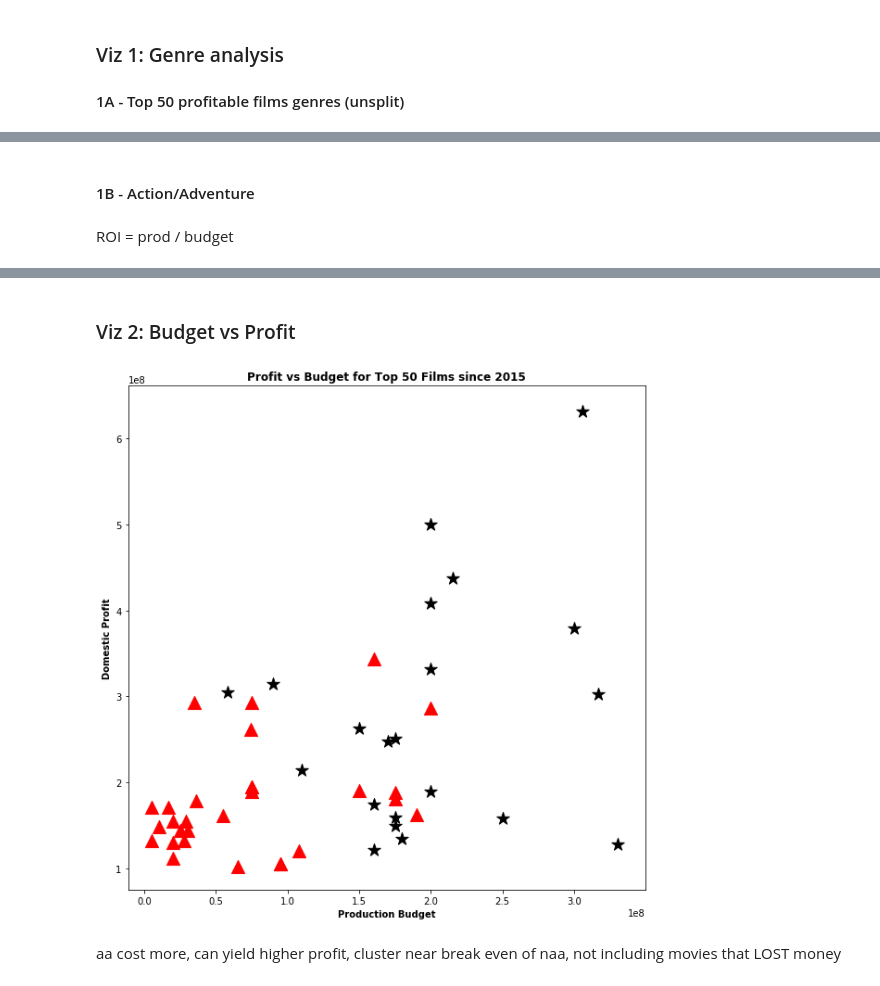
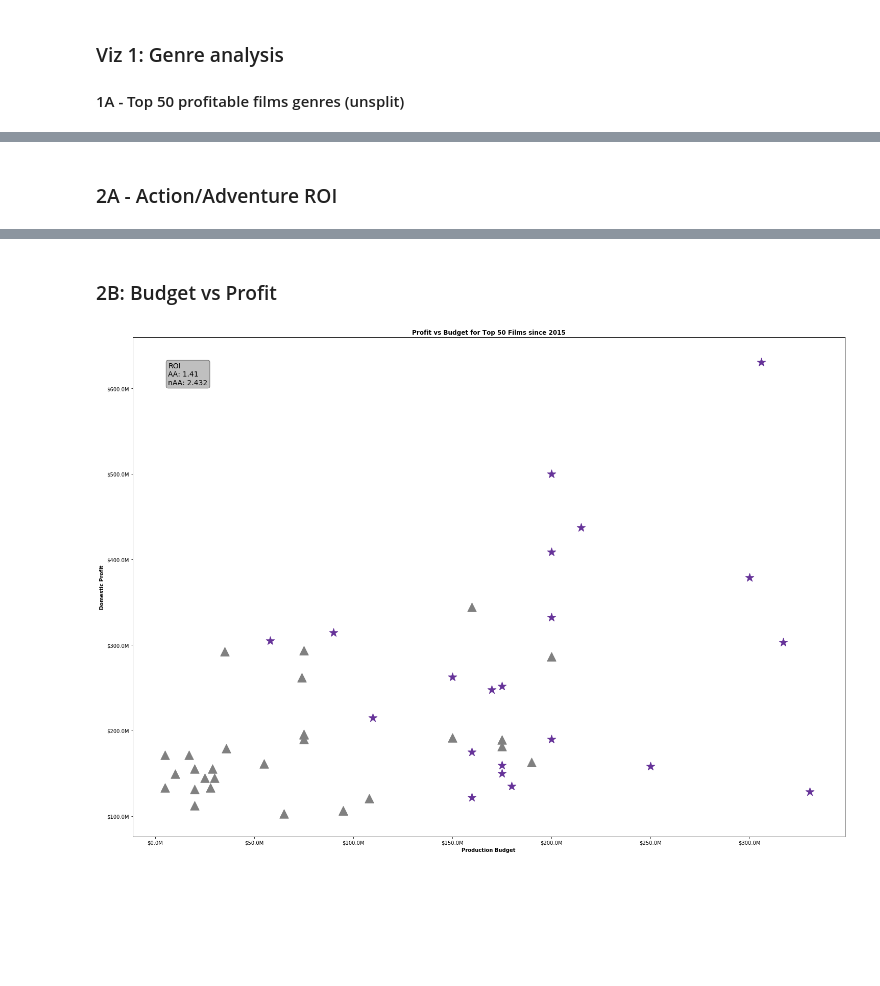
Before and after one commit to a-woodbury/DCDS-MOD1---MS-Movies, a Jupyter notebook: notebooks/mod1_jbaw_analysis&viz_aw.ipynb, the cells around one changed output, grey strips where cells are left out. Drawn from its saved outputs; the diff is of its cells as text; code cells hidden in the pictures; blank space fills up the shorter version.

```diff
--- a/notebooks/mod1_jbaw_analysis&viz_aw.ipynb
+++ b/notebooks/mod1_jbaw_analysis&viz_aw.ipynb
@@ -58,7 +72,5 @@ plt.savefig('genrecounts.png')
 # %% [markdown]
-#### 1B - Action/Adventure
+### 2A - Action/Adventure ROI
-# %% [markdown]
-ROI = prod / budget
 # %%
 AA_counts = movies['film_type'].value_counts()
 count = AA_counts.sum()
@@ -97,5 +86,5 @@ plt.show()
 # %% [markdown]
-### Viz 2: Budget vs Profit
+### 2B: Budget vs Profit
 # %%
 profitscatterbyaa = movies[['film_type','production_budget','domestic_profit']]
 # %%
@@ -108,18 +98,31 @@ naaprofitscatter
 naaprod = naaprofitscatter['production_budget']
 naaprof = naaprofitscatter['domestic_profit']
 # %%
-fig = plt.figure(figsize=(10,10))
-plt.scatter(naaprod,naaprof, marker="^",s=200,c='r')
-plt.scatter(aaprod,aaprof,marker="*",s=200,c='k')
+#prepare plot to indicate '$' in millions
+def millions(x, pos):
+    'The two args are the value and tick position'
+    return '$%1.1fM' % (x * 1e-6)
+
+props = dict(boxstyle='round', facecolor='grey', alpha=0.5)
+
+formatter = FuncFormatter(millions)
+
+fig, ax = plt.subplots(figsize=(25,18))
+ax.yaxis.set_major_formatter(formatter)
+ax.xaxis.set_major_formatter(formatter)
+
+plt.scatter(naaprod,naaprof, marker="^",s=300,c='grey')
+plt.scatter(aaprod,aaprof,marker="*",s=300,c='rebeccapurple')
+
+ax.text(0.05, 0.95, 'ROI\nAA: 1.41\nnAA: 2.432', transform=ax.transAxes, fontsize=14,
+        verticalalignment='top', bbox=props)
+
 
 plt.title('Profit vs Budget for Top 50 Films since 2015',fontweight='bold')
 plt.xlabel('Production Budget',fontweight='bold')
 plt.ylabel('Domestic Profit',fontweight='bold')
-#plt.figure(figsize=(15,80))
-#ax.set_xlim(0,2)
-#ax.legend()
-#ax.grid(True)
-#plt.show()
+
 plt.savefig('budgetprofitscatter.png')
+plt.show()
 # %% [output]
-[figure, old version]
+[figure, new version]
@@ -139,2 +128,0 @@ plt.show()
-# %% [markdown]
-aa cost more, can yield higher profit, cluster near break even of naa, not including movies that LOST money
```
Also changed, not shown: parts of 11 cells of this notebook, 7 other files.
